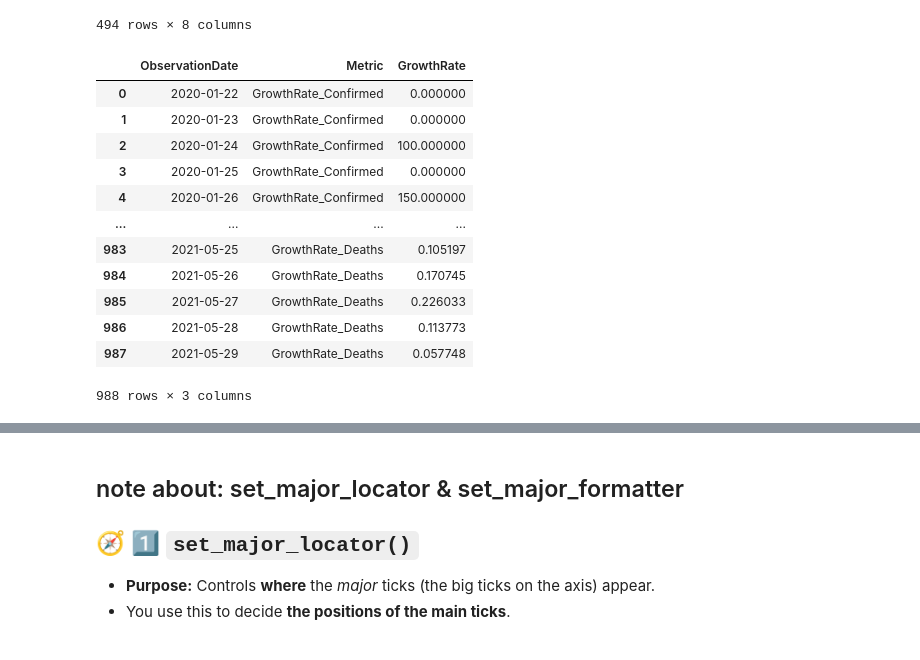
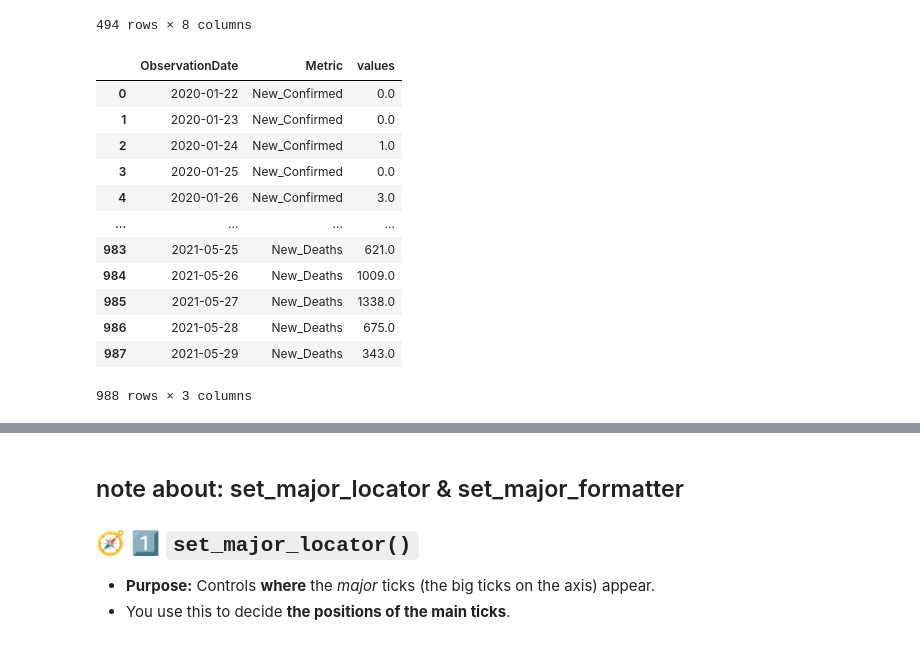
Before and after one commit to Mina-Makram-001/2_COVID-19_Analysis_Project, a Jupyter notebook: 6_US_Confirmed_VS_Death_Rates.ipynb, the cells around one changed output, grey strips where cells are left out. Cells and saved outputs as stored; diff of their text form; code cells hidden in the pictures.

```diff
--- a/6_US_Confirmed_VS_Death_Rates.ipynb
+++ b/6_US_Confirmed_VS_Death_Rates.ipynb
@@ -167,26 +167,28 @@ us_daily
 | 493 | 2021-05-29 | 33251939.0 | 594306.0 | 0.0 | 11976.0 | 343.0 | 0.036029 | ... |
 494 rows × 8 columns
 # %%
+#
+
 # Reshape data from wide → long format
-us_melted = us_daily.melt(
+us_melted_new = us_daily.melt(
     id_vars='ObservationDate',
-    value_vars=['GrowthRate_Confirmed', 'GrowthRate_Deaths'],
+    value_vars=['New_Confirmed', 'New_Deaths'],
     var_name='Metric',
-    value_name='GrowthRate'
+    value_name='values'
 )
 
-us_melted
+us_melted_new
 # %% [output]
-|  | ObservationDate | Metric | GrowthRate |
-| 0 | 2020-01-22 | GrowthRate_Confirmed | 0.000000 |
-| 1 | 2020-01-23 | GrowthRate_Confirmed | 0.000000 |
-| 2 | 2020-01-24 | GrowthRate_Confirmed | 100.000000 |
-| 3 | 2020-01-25 | GrowthRate_Confirmed | 0.000000 |
-| 4 | 2020-01-26 | GrowthRate_Confirmed | 150.000000 |
+|  | ObservationDate | Metric | values |
+| 0 | 2020-01-22 | New_Confirmed | 0.0 |
+| 1 | 2020-01-23 | New_Confirmed | 0.0 |
+| 2 | 2020-01-24 | New_Confirmed | 1.0 |
+| 3 | 2020-01-25 | New_Confirmed | 0.0 |
+| 4 | 2020-01-26 | New_Confirmed | 3.0 |
 | ... | ... | ... | ... |
-| 983 | 2021-05-25 | GrowthRate_Deaths | 0.105197 |
-| 984 | 2021-05-26 | GrowthRate_Deaths | 0.170745 |
-| 985 | 2021-05-27 | GrowthRate_Deaths | 0.226033 |
-| 986 | 2021-05-28 | GrowthRate_Deaths | 0.113773 |
-| 987 | 2021-05-29 | GrowthRate_Deaths | 0.057748 |
+| 983 | 2021-05-25 | New_Deaths | 621.0 |
+| 984 | 2021-05-26 | New_Deaths | 1009.0 |
+| 985 | 2021-05-27 | New_Deaths | 1338.0 |
+| 986 | 2021-05-28 | New_Deaths | 675.0 |
+| 987 | 2021-05-29 | New_Deaths | 343.0 |
 988 rows × 3 columns
```
Also changed, not shown: parts of 5 cells of this notebook, 8 other files.
